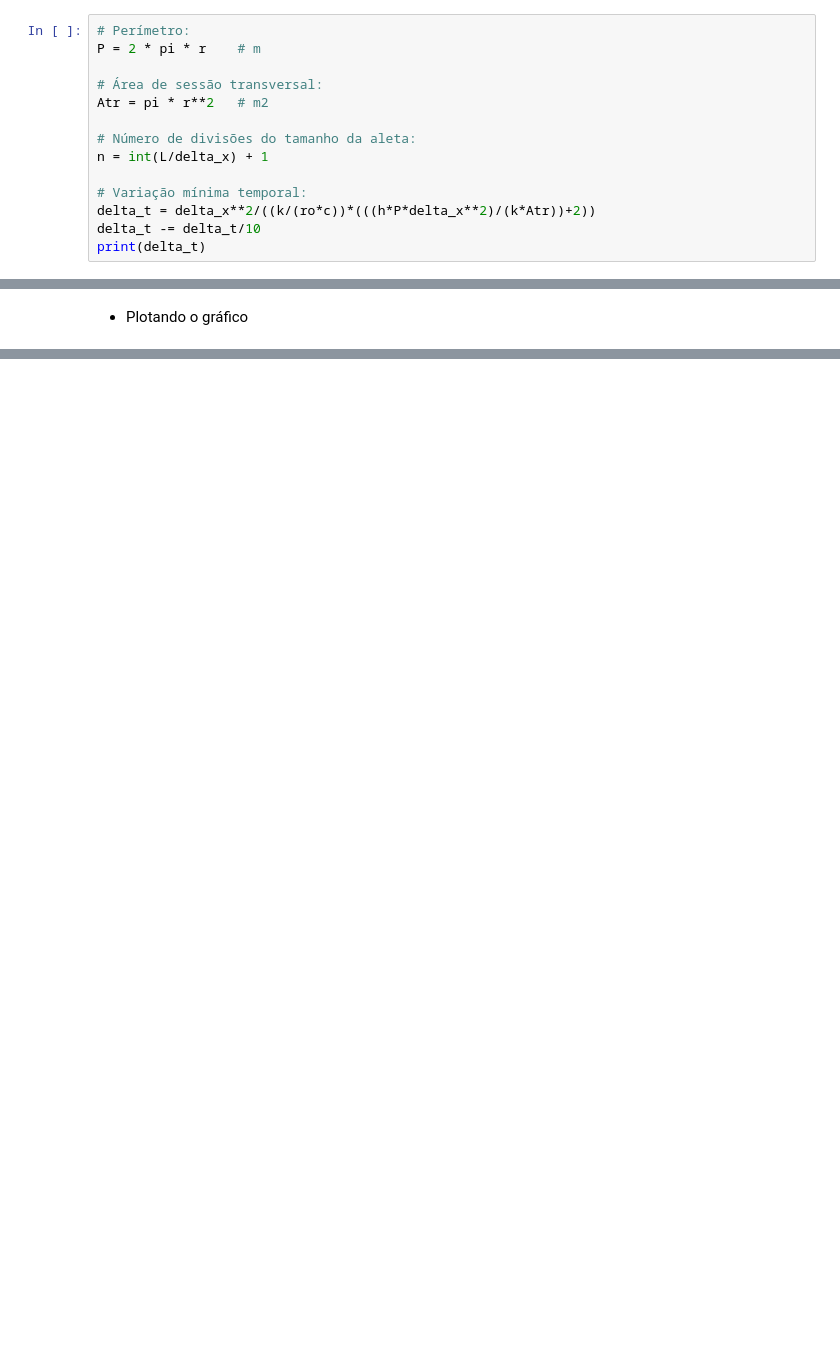
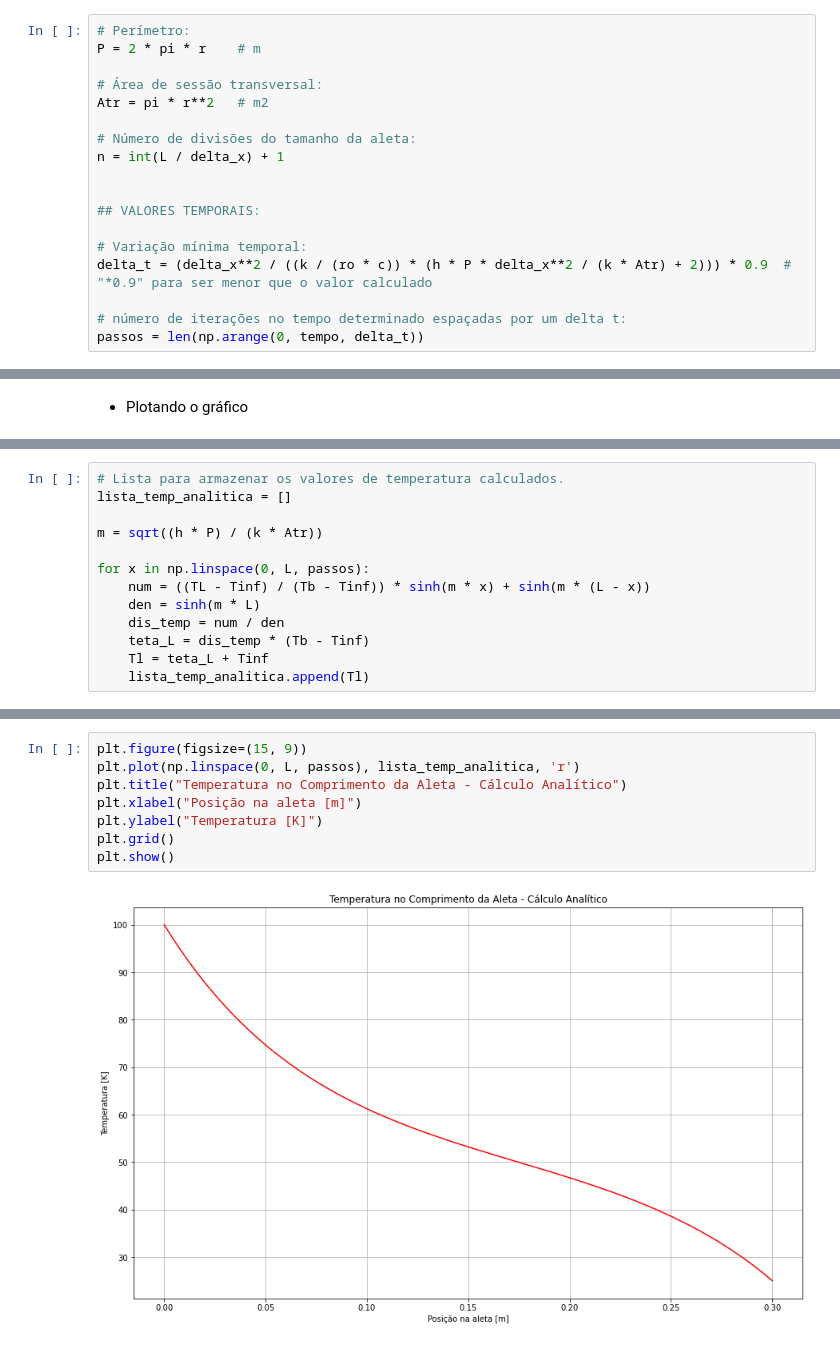
Before and after one commit to fran-janela/aps-trans-cal-mec-sol, a Jupyter notebook: aps-2/aps-2-notebook.ipynb, the cells around one changed output, grey strips where cells are left out. Drawn from its saved outputs; the diff is of its cells as text; blank space fills up the shorter version.

```diff
--- a/aps-2/aps-2-notebook.ipynb
+++ b/aps-2/aps-2-notebook.ipynb
@@ -79,9 +104,13 @@ P = 2 * pi * r    # m
 Atr = pi * r**2   # m2
 
 # Número de divisões do tamanho da aleta:
-n = int(L/delta_x) + 1
+n = int(L / delta_x) + 1
+
+
+## VALORES TEMPORAIS:
 
 # Variação mínima temporal:
-delta_t = delta_x**2/((k/(ro*c))*(((h*P*delta_x**2)/(k*Atr))+2))
-delta_t -= delta_t/10
-print(delta_t)
+delta_t = (delta_x**2 / ((k / (ro * c)) * (h * P * delta_x**2 / (k * Atr) + 2))) * 0.9  # "*0.9" para ser menor que o valor calculado
+
+# número de iterações no tempo determinado espaçadas por um delta t:
+passos = len(np.arange(0, tempo, delta_t))
@@ -136,0 +180,13 @@ plt.show()
+# %%
+# Lista para armazenar os valores de temperatura calculados.
+lista_temp_analitica = []
+
+m = sqrt((h * P) / (k * Atr))
+
+for x in np.linspace(0, L, passos):
+    num = ((TL - Tinf) / (Tb - Tinf)) * sinh(m * x) + sinh(m * (L - x))
+    den = sinh(m * L)
+    dis_temp = num / den
+    teta_L = dis_temp * (Tb - Tinf)
+    Tl = teta_L + Tinf
+    lista_temp_analitica.append(Tl)
@@ -136,0 +195,10 @@ plt.show()
+# %%
+plt.figure(figsize=(15, 9))
+plt.plot(np.linspace(0, L, passos), lista_temp_analitica, 'r')
+plt.title("Temperatura no Comprimento da Aleta - Cálculo Analítico")
+plt.xlabel("Posição na aleta [m]")
+plt.ylabel("Temperatura [K]")
+plt.grid()
+plt.show()
+# %% [output]
+[figure, added]
```
Also changed, not shown: parts of 24 cells of this notebook.
